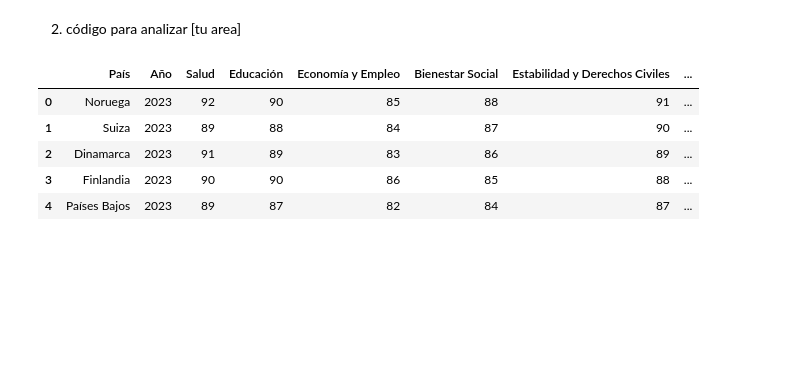
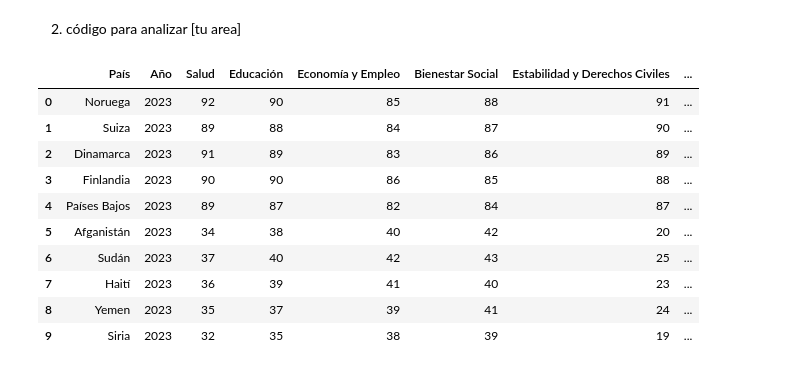
Before and after one commit to VzGabo/hallacas, a Jupyter notebook: proyecto/index.ipynb, the cells around one changed output. Saved outputs shown, nothing was run; the diff lists cells and outputs as text; code cells hidden in the pictures; blank space fills up the shorter version.

Commit message:
datos de seguridad

```diff
--- a/proyecto/index.ipynb
+++ b/proyecto/index.ipynb
@@ -10,29 +10,32 @@ import matplotlib as plt
 # %%
 # INICIOS DEL PROYECTO
 
 # 1. Llamando al archivo
 
 # 2. Filtrar la data a base de lo que se realizará
 class Data:
 
-
-    def read_data(self) -> list:
-
+    def read_data(self) -> pd.DataFrame:
         try:
             file_path = '../informacion/informacion_calidad_vida.csv'
             dataframe = pd.read_csv(file_path)
-        except:
-            print("La data no se encontró")
-
-        return dataframe
+            return dataframe
+        except FileNotFoundError:
+            print("El archivo de datos no se encontró.")
+            return None
 
 
 df = Data().read_data()
-df.head() # Los 10 países a trabajar
+df.head(10) # Los 10 países a trabajar
 # %% [output]
 |  | País | Año | Salud | Educación | Economía y Empleo | Bienestar Social | Estabilidad y Derechos Civiles | ... |
 | 0 | Noruega | 2023 | 92 | 90 | 85 | 88 | 91 | ... |
 | 1 | Suiza | 2023 | 89 | 88 | 84 | 87 | 90 | ... |
 | 2 | Dinamarca | 2023 | 91 | 89 | 83 | 86 | 89 | ... |
 | 3 | Finlandia | 2023 | 90 | 90 | 86 | 85 | 88 | ... |
 | 4 | Países Bajos | 2023 | 89 | 87 | 82 | 84 | 87 | ... |
+| 5 | Afganistán | 2023 | 34 | 38 | 40 | 42 | 20 | ... |
+| 6 | Sudán | 2023 | 37 | 40 | 42 | 43 | 25 | ... |
+| 7 | Haití | 2023 | 36 | 39 | 41 | 40 | 23 | ... |
+| 8 | Yemen | 2023 | 35 | 37 | 39 | 41 | 24 | ... |
+| 9 | Siria | 2023 | 32 | 35 | 38 | 39 | 19 | ... |
```
Also changed, not shown: parts of 9 cells of this notebook.
